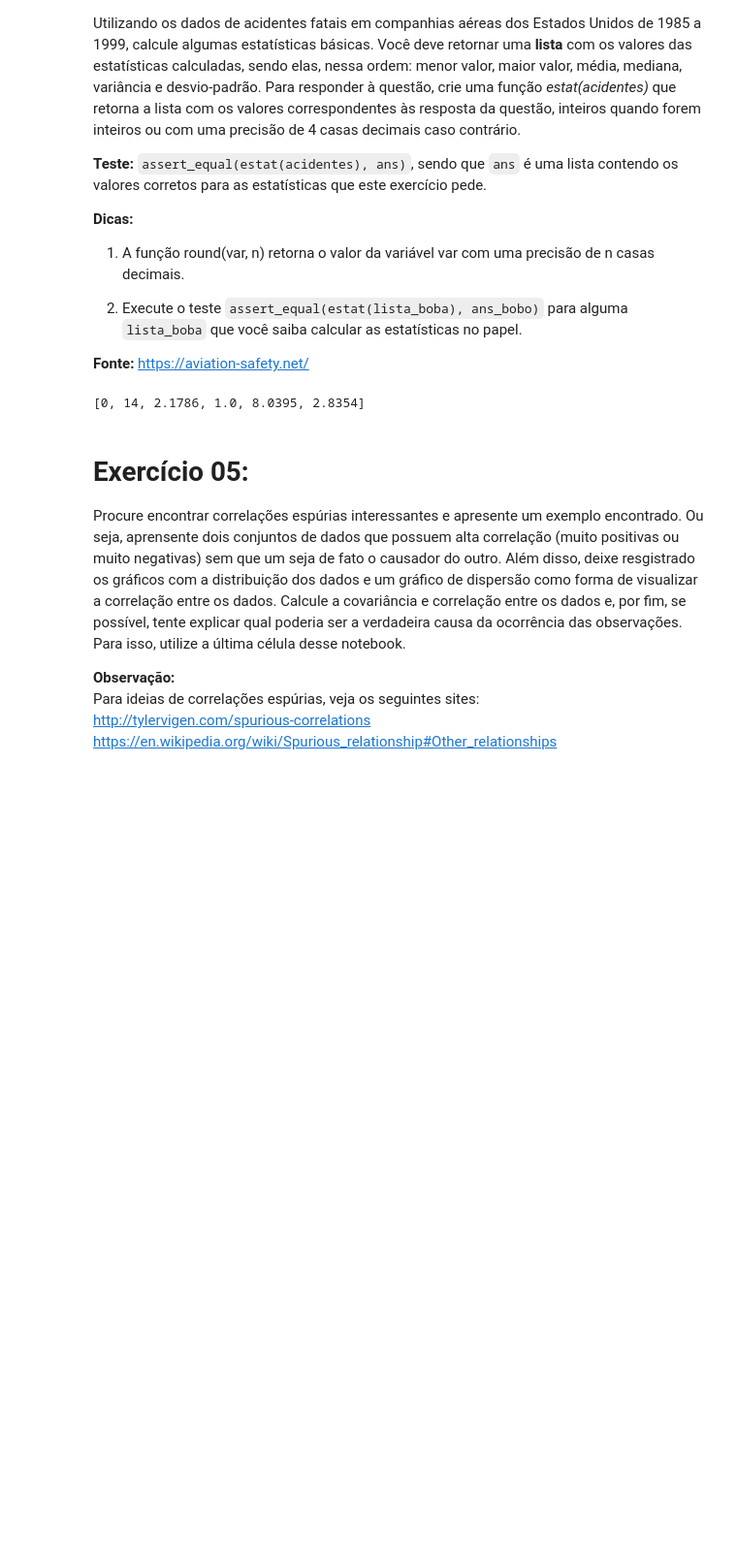
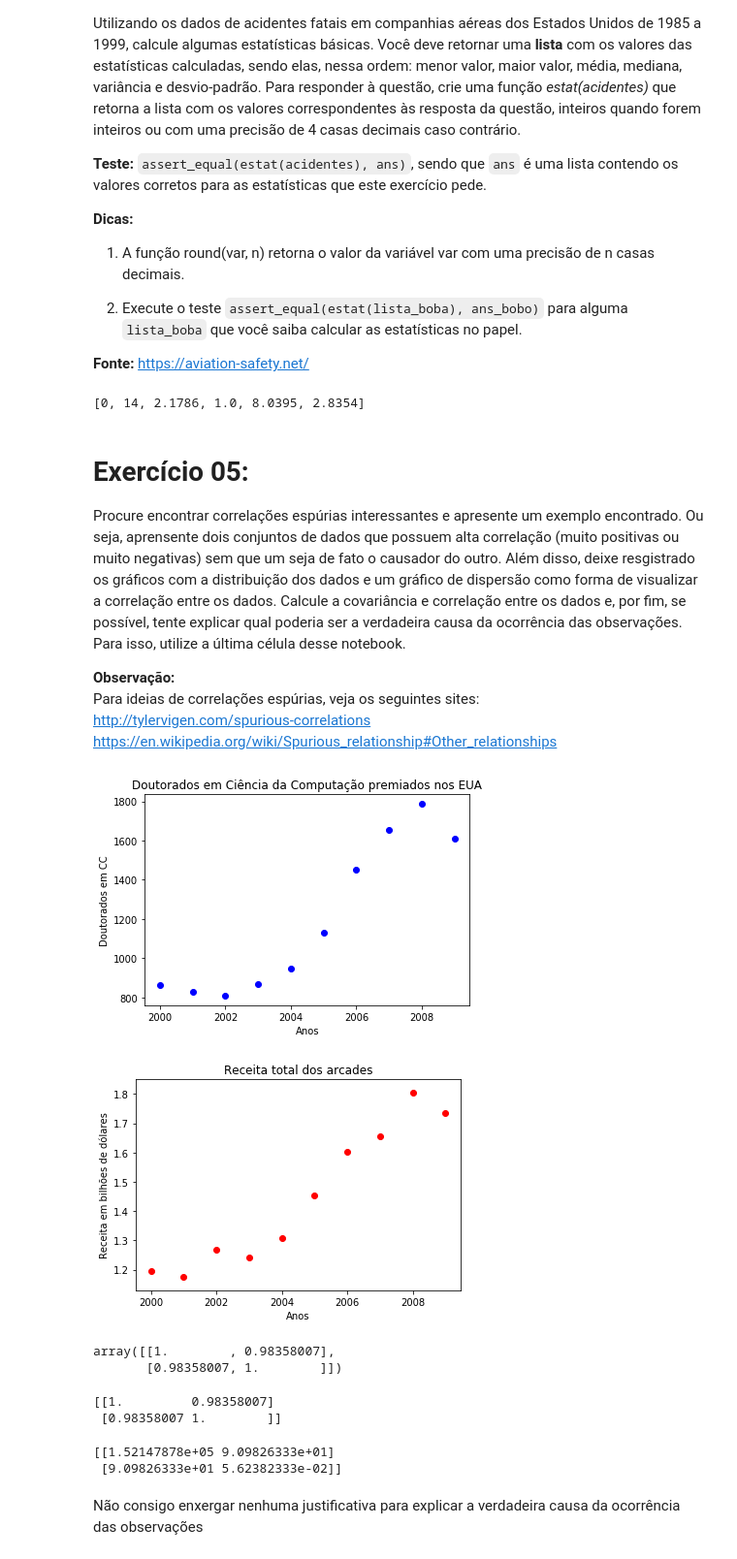
Before and after one commit to ThiagoPoppe/CC-UFMG, a Jupyter notebook: Semestres/Periodo5/ICD/Listas/Lista02.ipynb, the cells around one changed output. Shown at 97% size. Saved outputs shown, nothing was run; the diff lists cells and outputs as text; code cells hidden in the pictures; blank space fills up the shorter version.

```diff
--- a/Semestres/Periodo5/ICD/Listas/Lista02.ipynb
+++ b/Semestres/Periodo5/ICD/Listas/Lista02.ipynb
@@ -249,3 +250,39 @@ __Observação:__
 Para ideias de correlações espúrias, veja os seguintes sites:
 http://tylervigen.com/spurious-correlations
 https://en.wikipedia.org/wiki/Spurious_relationship#Other_relationships
+# %%
+years = range(2000, 2010)
+nAwards = [861, 830, 809, 867, 948, 1129, 1453, 1656, 1787, 1611]
+arcadeRevenue = [1.196, 1.176, 1.269, 1.24, 1.307, 1.453, 1.601, 1.654, 1.803, 1.734]
+
+plt.title('Doutorados em Ciência da Computação premiados nos EUA')
+plt.xlabel('Anos')
+plt.ylabel('Doutorados em CC')
+plt.scatter(years, nAwards, c='b')
+plt.show()
+
+plt.title('Receita total dos arcades')
+plt.xlabel('Anos')
+plt.ylabel('Receita em bilhões de dólares')
+plt.scatter(years, arcadeRevenue, c='r')
+plt.show()
+# %% [output]
+[figure, added]
+[figure, added]
+array([[1.        , 0.98358007],
+       [0.98358007, 1.        ]])
+# %%
+''' Exibindo a matriz de correlação entre as variáveis '''
+print(np.corrcoef(nAwards, arcadeRevenue))
+# %% [output]
+[[1.         0.98358007]
+ [0.98358007 1.        ]]
+# %%
+''' Exibindo a matriz de covariância entre as variáveis '''
+X = np.stack((nAwards, arcadeRevenue), axis=0)
+print(np.cov(X))
+# %% [output]
+[[1.52147878e+05 9.09826333e+01]
+ [9.09826333e+01 5.62382333e-02]]
+# %% [markdown]
+Não consigo enxergar nenhuma justificativa para explicar a verdadeira causa da ocorrência das observações
```
Also changed, not shown: parts of 1 cell of this notebook.
